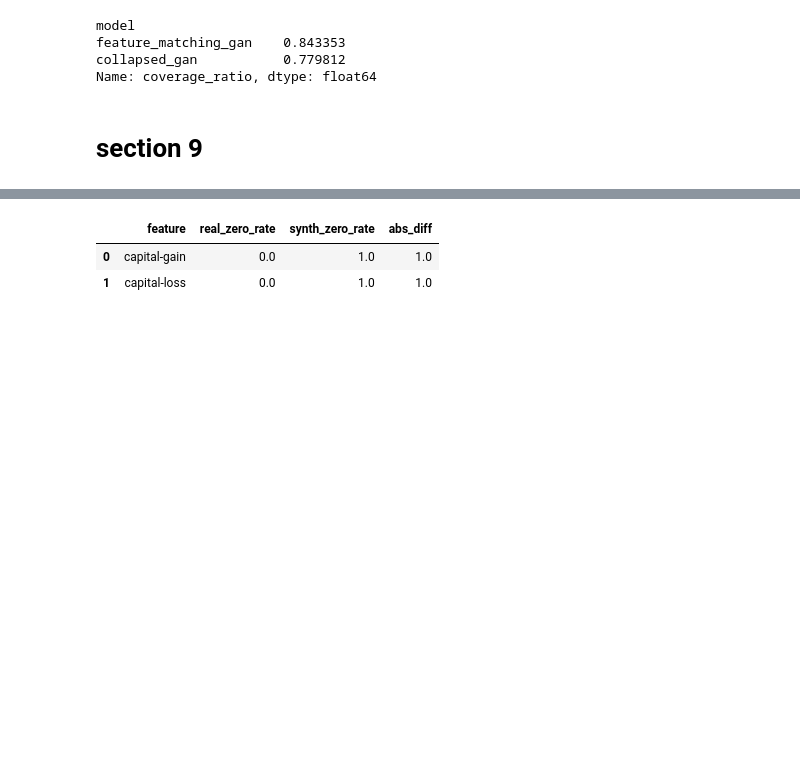
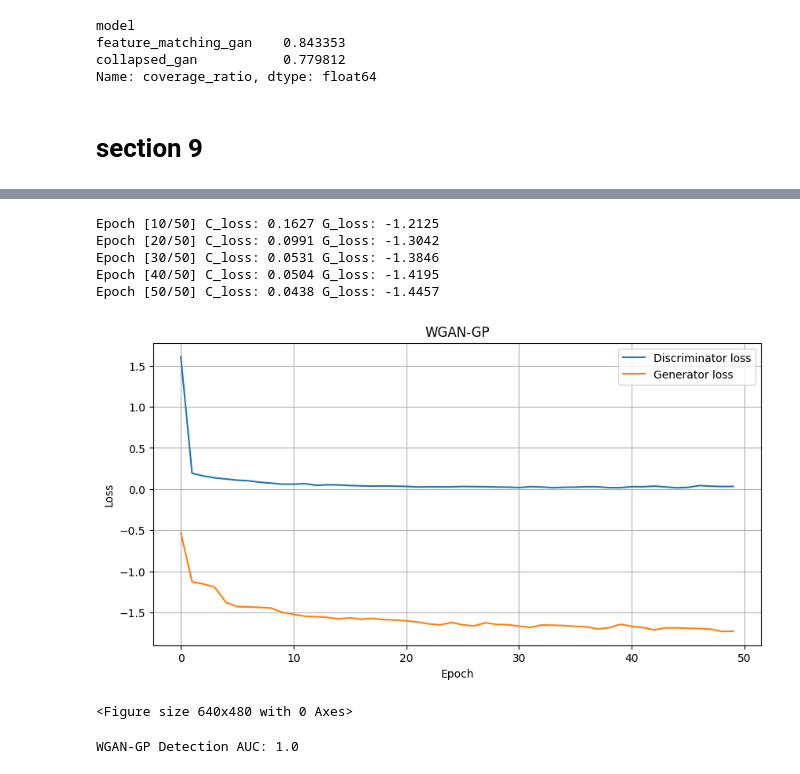
Before and after one commit to LielEliezer/DeepLearning_assignment4, a Jupyter notebook: eda.ipynb, the cells around one changed output, grey strips where cells are left out. Drawn from its saved outputs; the diff is of its cells as text; code cells hidden in the pictures; blank space fills up the shorter version.

```diff
--- a/eda.ipynb
+++ b/eda.ipynb
@@ -2044,15 +1785,0 @@ def zero_rate_report(X_real, X_synth, feature_names, zi_cols):
-# %%
-feature_names = continuous_cols + list(preprocessor.named_transformers_["cat"].get_feature_names_out(categorical_cols))
-
-zero_report = zero_rate_report(
-    X_real=X_train,
-    X_synth=X_zi,
-    feature_names=feature_names,
-    zi_cols=zero_inflated_cols
-)
-
-display(zero_report)
-# %% [output]
-|  | feature | real_zero_rate | synth_zero_rate | abs_diff |
-| 0 | capital-gain | 0.0 | 1.0 | 1.0 |
-| 1 | capital-loss | 0.0 | 1.0 | 1.0 |
@@ -2058,0 +1849,17 @@ display(zero_report)
+# %%
+def gradient_penalty(critic, real, fake, device):
+    alpha = torch.rand(real.size(0), 1, device=device)
+    interpolated = (alpha * real + (1 - alpha) * fake).requires_grad_(True)
+    d_interpolated = critic(interpolated)
+
+    gradients = torch.autograd.grad(
+        outputs=d_interpolated,
+        inputs=interpolated,
+        grad_outputs=torch.ones_like(d_interpolated),
+        create_graph=True,
+        retain_graph=True,
+    )[0]
+
+    gradients = gradients.view(gradients.size(0), -1)
+    gp = ((gradients.norm(2, dim=1) - 1) ** 2).mean()
+    return gp
@@ -2058,0 +1938,30 @@ display(zero_report)
+# %%
+set_seed(42)
+
+wgan_noise_dim = noise_dim
+
+G_wgan, C_wgan, G_wgan_losses, C_wgan_losses = train_wgan_gp(
+    train_loader=train_loader,
+    input_dim=input_dim,
+    noise_dim=wgan_noise_dim,
+    n_cont=n_cont,
+    cat_dims=cat_dims,
+    device=device,
+    num_epochs=50,
+    lr_g=2e-4,
+    lr_c=1e-4,
+    n_critic=1,
+    lambda_gp=10.0,
+    tau=0.5,
+)
+# %% [output]
+Epoch [10/50] C_loss: 0.1627 G_loss: -1.2125
+Epoch [20/50] C_loss: 0.0991 G_loss: -1.3042
+Epoch [30/50] C_loss: 0.0531 G_loss: -1.3846
+Epoch [40/50] C_loss: 0.0504 G_loss: -1.4195
+Epoch [50/50] C_loss: 0.0438 G_loss: -1.4457
+# %%
+plot_losses_training(C_wgan_losses, G_wgan_losses, title="WGAN-GP")
+# %% [output]
+[figure, added]
+<Figure size 640x480 with 0 Axes>
@@ -2058,0 +1981,9 @@ display(zero_report)
+# %%
+wgan_detection_auc = run_detection_auc(
+    X_real=X_train,
+    X_synth=X_wgan_oh,
+)
+
+print("WGAN-GP Detection AUC:", wgan_detection_auc)
+# %% [output]
+WGAN-GP Detection AUC: 1.0
```
Also changed, not shown: parts of 18 cells of this notebook.
